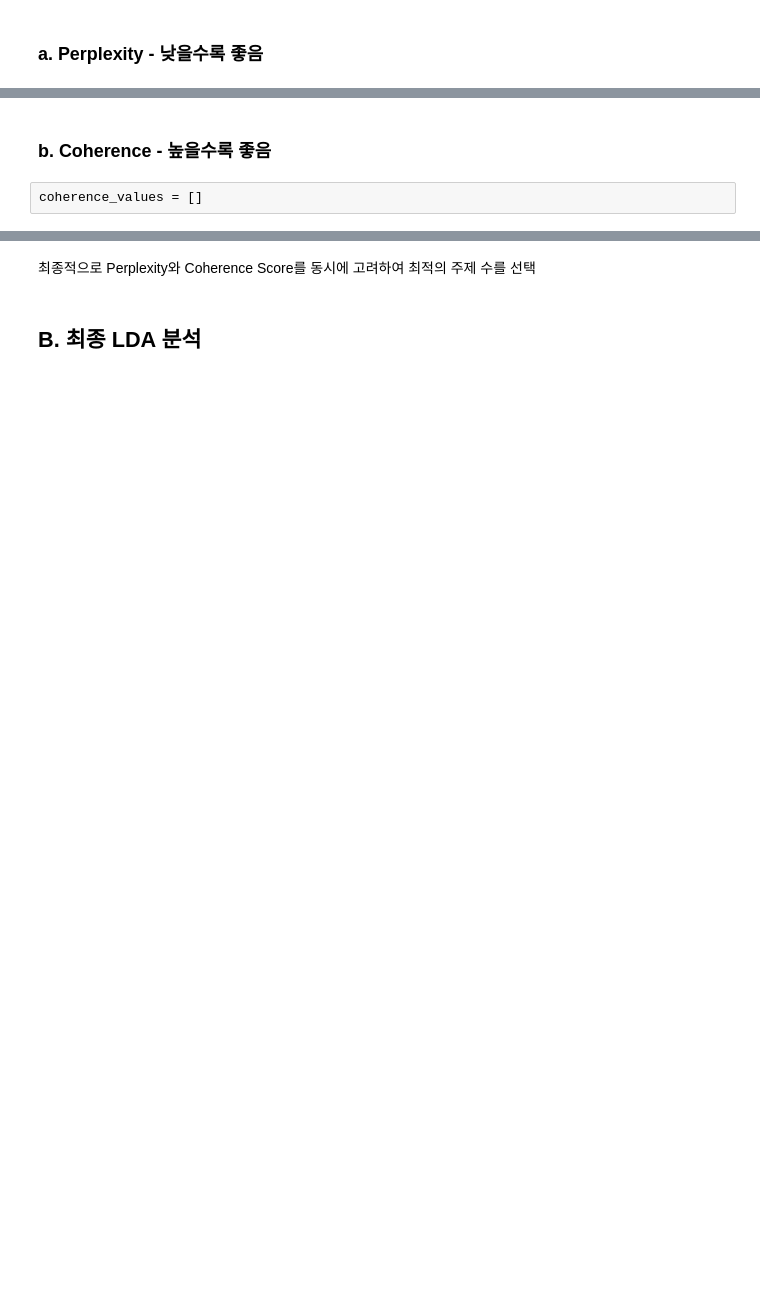
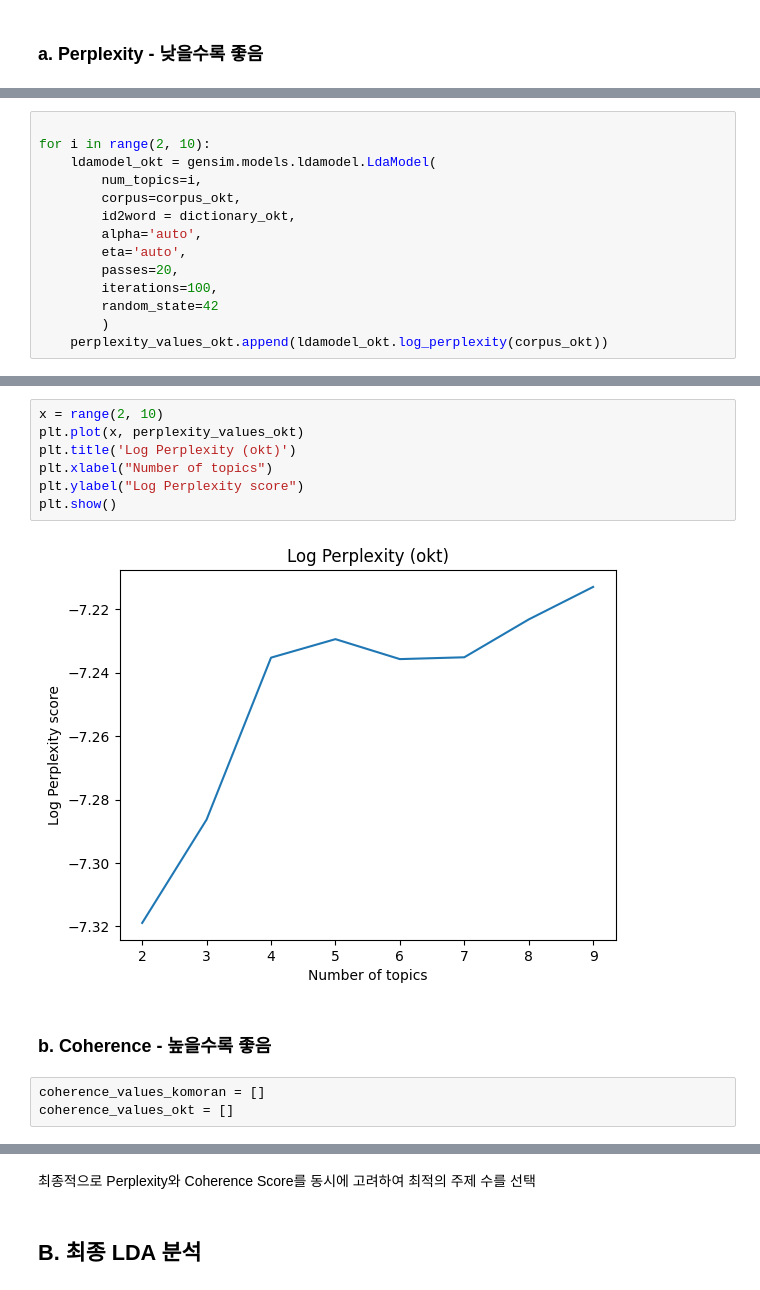
Before and after one commit to viola2002/2025_DeepLearning_for_text_data, a Jupyter notebook: personal_project/code/lda_topic_modeling.ipynb, the cells around one changed output, grey strips where cells are left out. Saved outputs shown, nothing was run; the diff lists cells and outputs as text; blank space fills up the shorter version.

```diff
--- a/personal_project/code/lda_topic_modeling.ipynb
+++ b/personal_project/code/lda_topic_modeling.ipynb
@@ -113 +458,15 @@ for i in range(2, 15):
+# %%
+
+for i in range(2, 10):
+    ldamodel_okt = gensim.models.ldamodel.LdaModel(
+        num_topics=i,
+        corpus=corpus_okt,
+        id2word = dictionary_okt,
+        alpha='auto',
+        eta='auto',
+        passes=20,
+        iterations=100,
+        random_state=42
+        )
+    perplexity_values_okt.append(ldamodel_okt.log_perplexity(corpus_okt))
 # %%
@@ -120,5 +481,15 @@ plt.show()
+# %%
+x = range(2, 10)
+plt.plot(x, perplexity_values_okt)
+plt.title('Log Perplexity (okt)')
+plt.xlabel("Number of topics")
+plt.ylabel("Log Perplexity score")
+plt.show()
+# %% [output]
+[figure, added]
 # %% [markdown]
 ### b. Coherence - 높을수록 좋음
 # %%
-coherence_values = []
+coherence_values_komoran = []
+coherence_values_okt = []
 # %%
```
Also changed, not shown: parts of 81 cells of this notebook, 1 other file.
